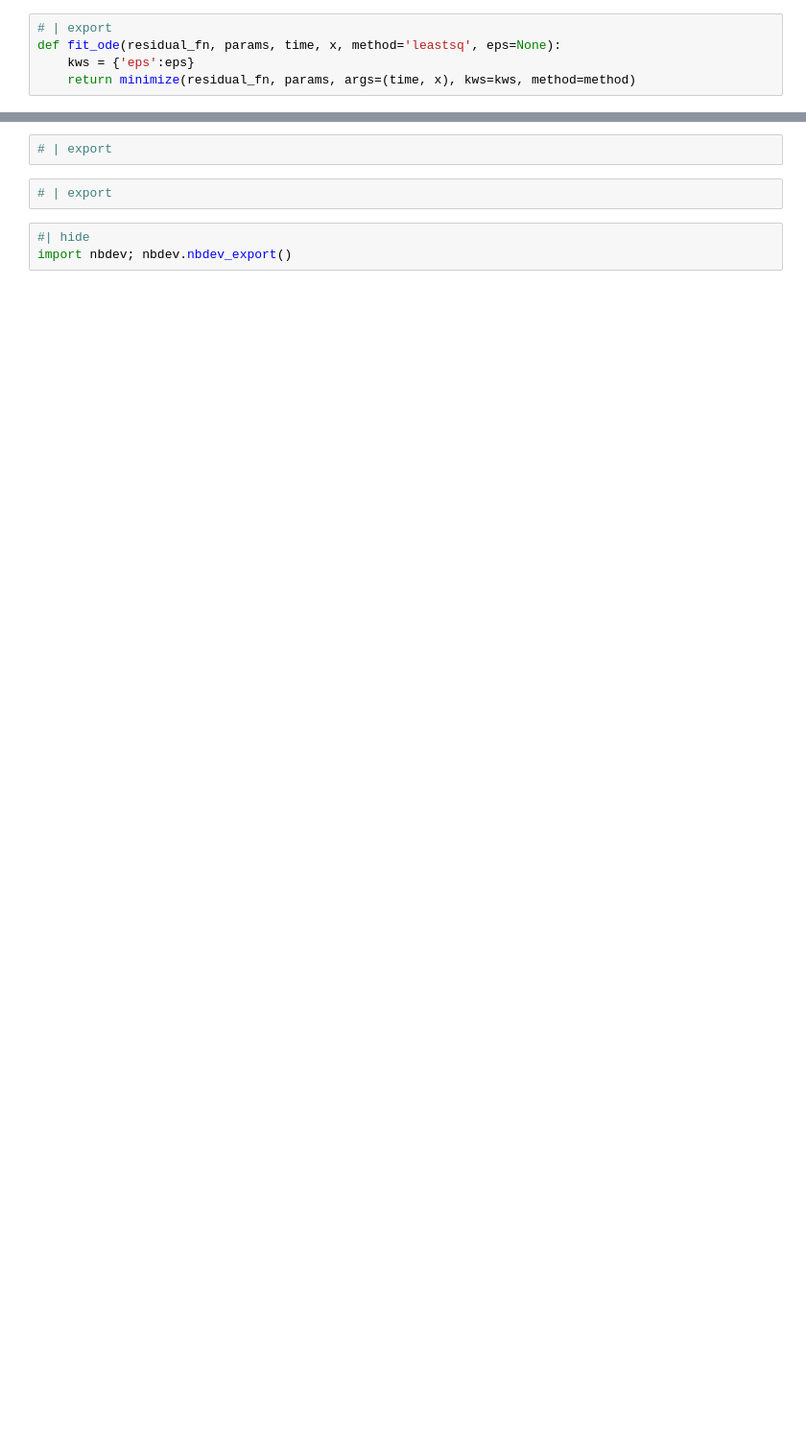
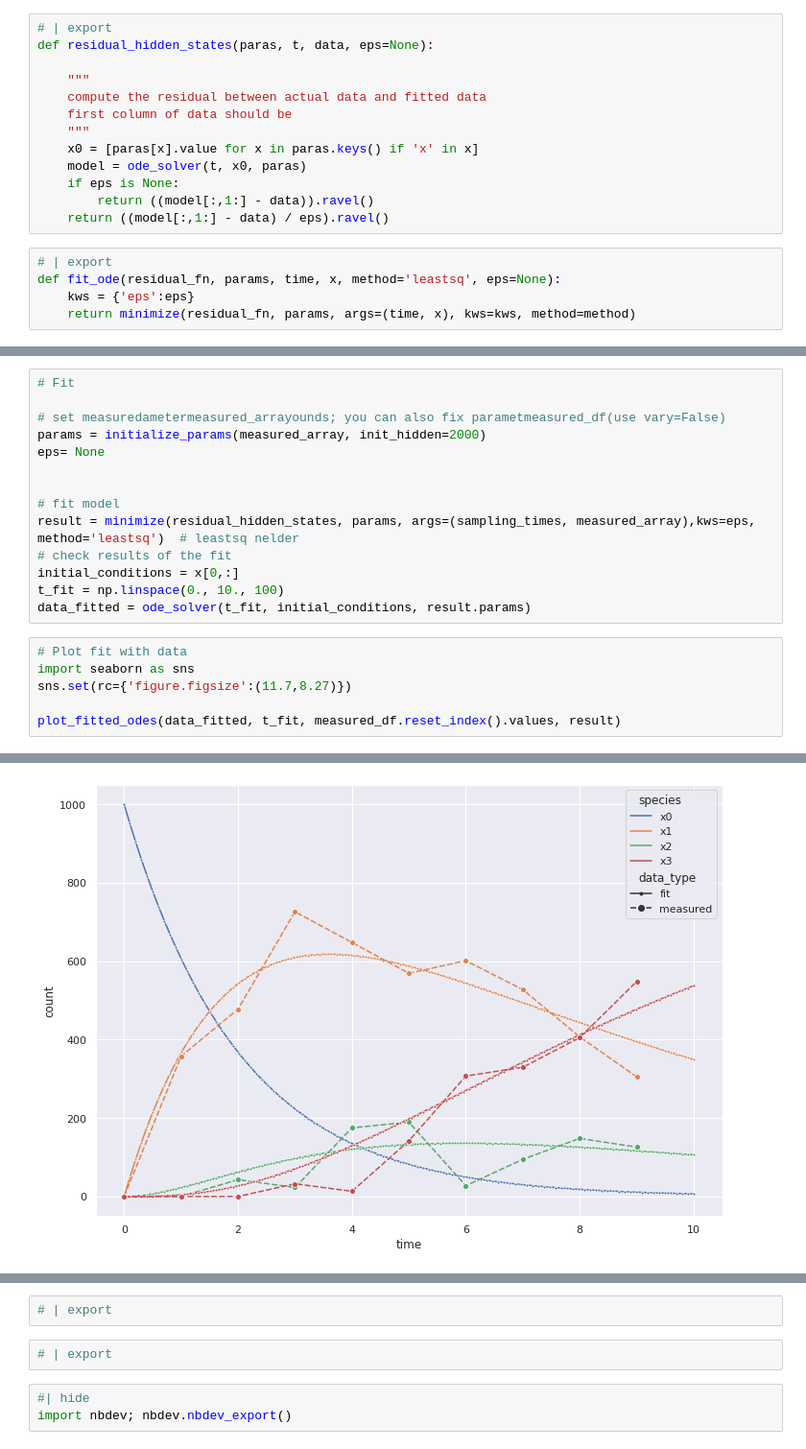
Before and after one commit to eugimarine/digestion_rates, a Jupyter notebook: 04_ODEmodel.ipynb, the cells around one changed output, grey strips where cells are left out. Shown: that part at 96% size. Cells and saved outputs as stored; diff of their text form; blank space fills up the shorter version.

```diff
--- a/04_ODEmodel.ipynb
+++ b/04_ODEmodel.ipynb
@@ -199,6 +262,19 @@ def residual(paras, t, data, eps=None):
     if eps is None:
         return ((model - data)).ravel()
     return ((model-data) / eps).ravel()
+# %%
+# | export
+def residual_hidden_states(paras, t, data, eps=None):
+
+    """
+    compute the residual between actual data and fitted data
+    first column of data should be
+    """
+    x0 = [paras[x].value for x in paras.keys() if 'x' in x]
+    model = ode_solver(t, x0, paras)
+    if eps is None:
+        return ((model[:,1:] - data)).ravel()
+    return ((model[:,1:] - data) / eps).ravel()
 # %%
 # | export
 def fit_ode(residual_fn, params, time, x, method='leastsq', eps=None):
@@ -298,0 +329,21 @@ plot_fitted_odes(data_fitted, t_fit, measured, result)
+# %%
+# Fit
+
+# set measuredametermeasured_arrayounds; you can also fix parametmeasured_df(use vary=False)
+params = initialize_params(measured_array, init_hidden=2000)
+eps= None
+
+
+# fit model
+result = minimize(residual_hidden_states, params, args=(sampling_times, measured_array),kws=eps, method='leastsq')  # leastsq nelder
+# check results of the fit
+initial_conditions = x[0,:]
+t_fit = np.linspace(0., 10., 100)
+data_fitted = ode_solver(t_fit, initial_conditions, result.params)
+# %%
+# Plot fit with data
+import seaborn as sns
+sns.set(rc={'figure.figsize':(11.7,8.27)})
+
+plot_fitted_odes(data_fitted, t_fit, measured_df.reset_index().values, result)
+# %% [output]
@@ -298,0 +367 @@ plot_fitted_odes(data_fitted, t_fit, measured, result)
+[figure, added]
```
Also changed, not shown: parts of 32 cells of this notebook, 6 other files.
